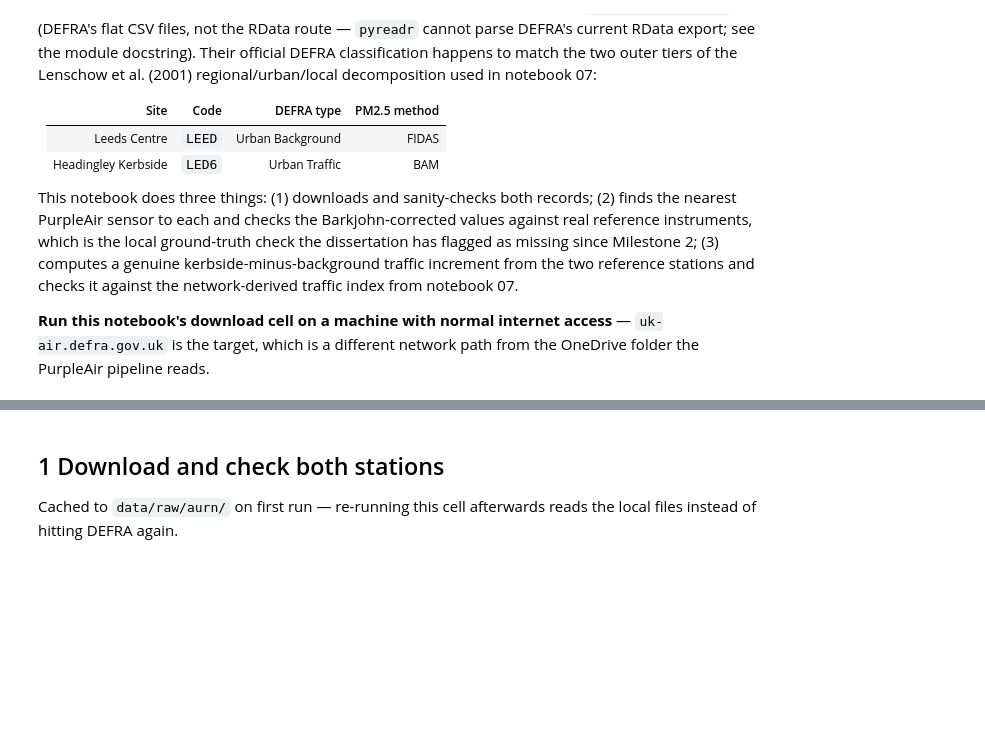
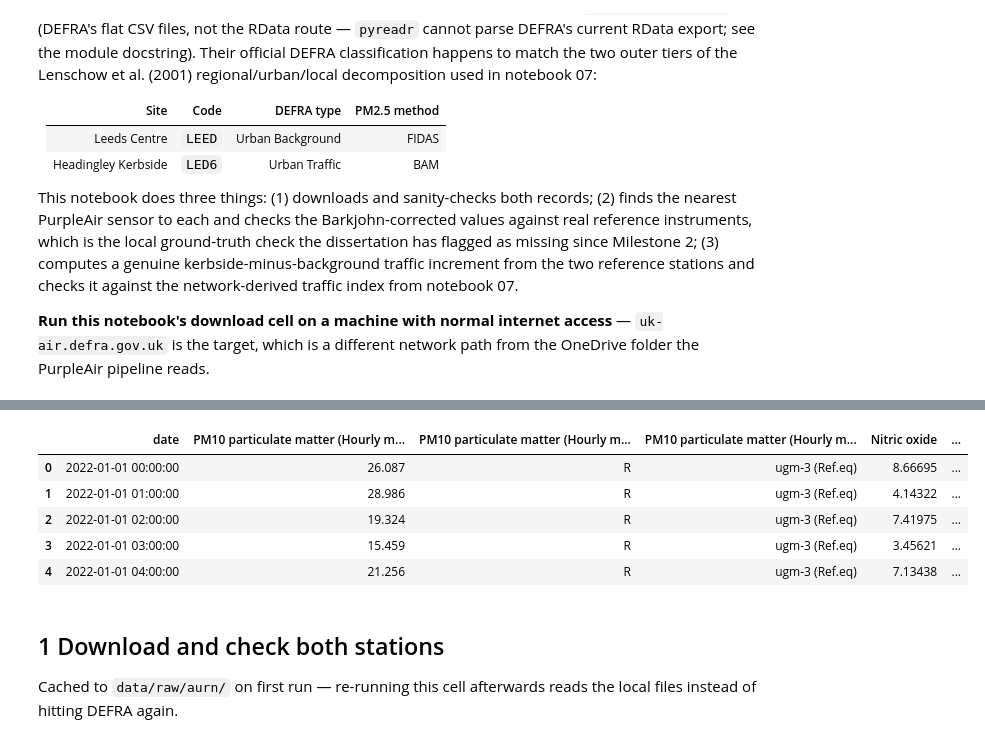
Before and after one commit to alisharifzade10/Dissertation-Project-Sensing-Leeds-Air-Quality-Predictive-Monitoring-and-Instrument-Performance, a Jupyter notebook: notebooks/08_aurn_validation (1).ipynb, the cells around one changed output, grey strips where cells are left out. Saved outputs shown, nothing was run; the diff lists cells and outputs as text; code cells hidden in the pictures; blank space fills up the shorter version.

```diff
--- a/notebooks/08_aurn_validation.ipynb
+++ b/notebooks/08_aurn_validation (1).ipynb
@@ -74,6 +72,26 @@ The autoreload extension is already loaded. To reload it, use:
 loaded aurn_reader from: c:\Users\user\Desktop\University\Dissertation\Dissertation Sensing Leeds Air Quality\src\aurn_reader.py
 has the header-detection fix: True
 AURN_SITES defined: ['LEED', 'LED6']
+# %%
+path = AURN_CACHE / "LED6_2022.csv"
+
+if not path.exists():
+    download_defra_site(
+        "LED6",
+        [2022],
+        out_dir=AURN_CACHE,
+        site_name=AURN_SITES["LED6"]["name"],
+    )
+
+df = read_defra_flat_csv(str(path))
+df.head(5)
+# %% [output]
+|  | date | PM10 particulate matter (Hourly m... | PM10 particulate matter (Hourly m... | PM10 particulate matter (Hourly m... | Nitric oxide | ... |
+| 0 | 2022-01-01 00:00:00 | 26.087 | R | ugm-3 (Ref.eq) | 8.66695 | ... |
+| 1 | 2022-01-01 01:00:00 | 28.986 | R | ugm-3 (Ref.eq) | 4.14322 | ... |
+| 2 | 2022-01-01 02:00:00 | 19.324 | R | ugm-3 (Ref.eq) | 7.41975 | ... |
+| 3 | 2022-01-01 03:00:00 | 15.459 | R | ugm-3 (Ref.eq) | 3.45621 | ... |
+| 4 | 2022-01-01 04:00:00 | 21.256 | R | ugm-3 (Ref.eq) | 7.13438 | ... |
 # %% [markdown]
 ## 1  Download and check both stations
 
```
Also changed, not shown: parts of 6 cells of this notebook, 11 other files.
